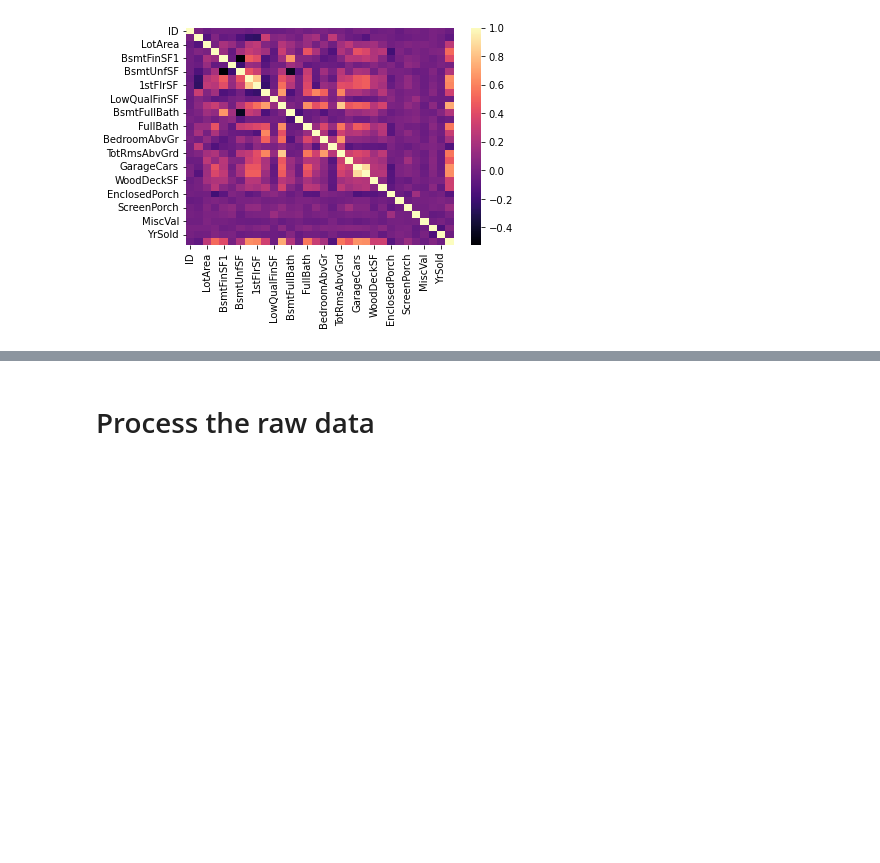
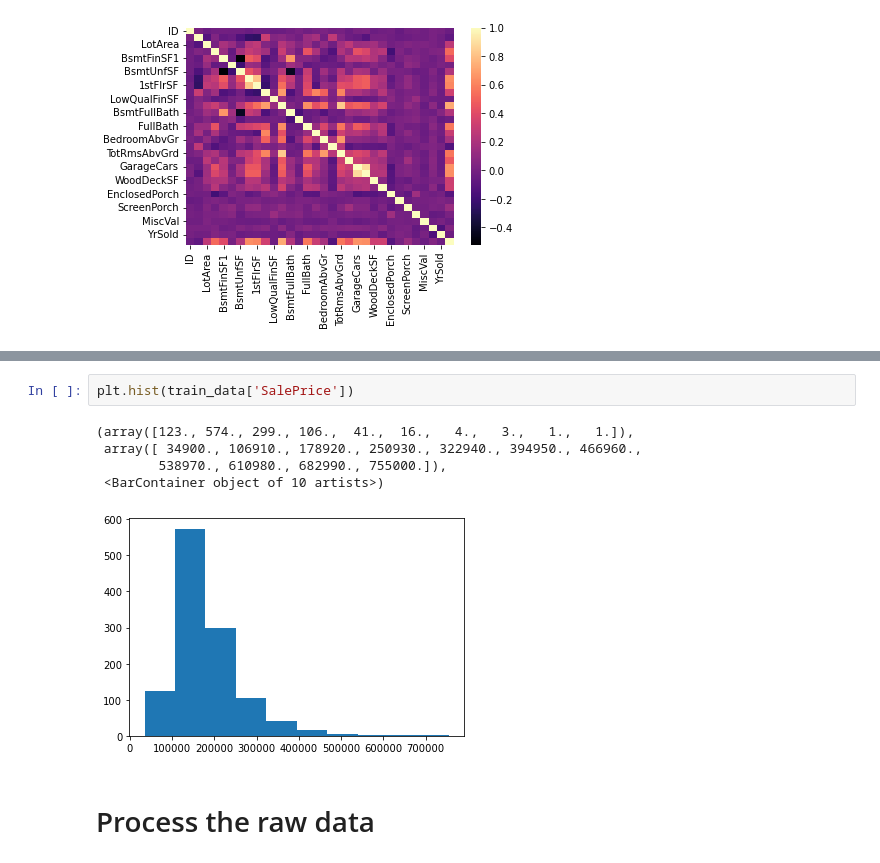
Before and after one commit to hifrickenfive/UniAdelaideAIML, a Jupyter notebook: assignment2/scratch.ipynb, the cells around one changed output, grey strips where cells are left out. Cells and saved outputs as stored; diff of their text form; blank space fills up the shorter version.

```diff
--- a/assignment2/scratch.ipynb
+++ b/assignment2/scratch.ipynb
@@ -48,3 +59,11 @@ plot_custom_subplot(train_data.drop('SalePrice', axis = 1), train_data['SalePric
+# %%
+plt.hist(train_data['SalePrice'])
+# %% [output]
+(array([123., 574., 299., 106.,  41.,  16.,   4.,   3.,   1.,   1.]),
+ array([ 34900., 106910., 178920., 250930., 322940., 394950., 466960.,
+        538970., 610980., 682990., 755000.]),
+ <BarContainer object of 10 artists>)
+[figure, added]
 # %% [markdown]
 # Process the raw data
 # %%
```
Also changed, not shown: parts of 28 cells of this notebook, 12 other files.
